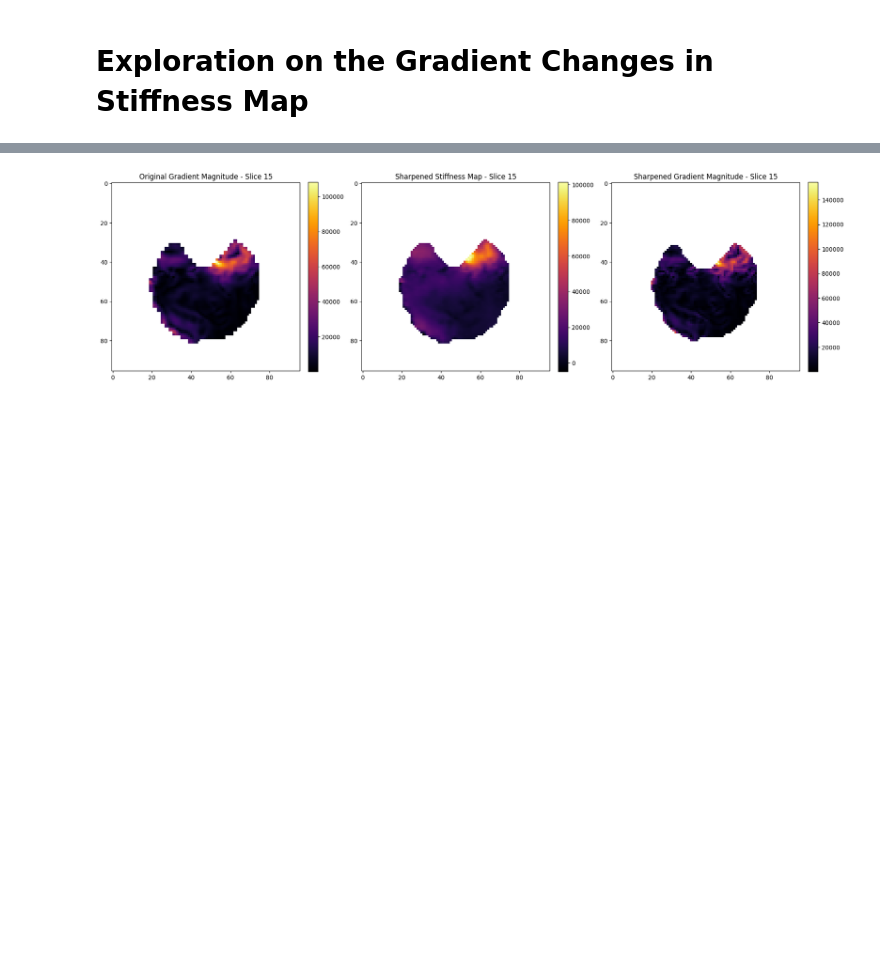
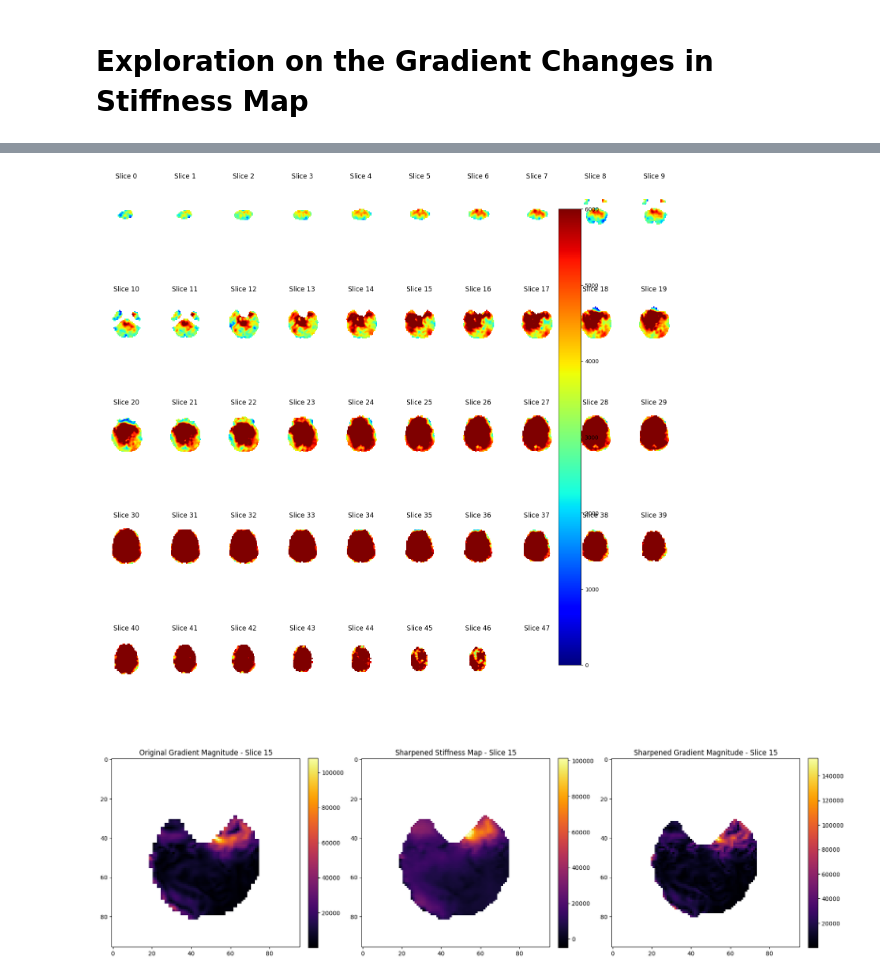
Before and after one commit to crazyMMG47/toast, a Jupyter notebook: gradient/gradient.ipynb, the cells around one changed output, grey strips where cells are left out. Drawn from its saved outputs; the diff is of its cells as text; code cells hidden in the pictures; blank space fills up the shorter version.

```diff
--- a/gradient/gradient.ipynb
+++ b/gradient/gradient.ipynb
@@ -10,17 +10,15 @@ import os
 import scipy.ndimage
 # %%
 # load the stiffness map from the correct path
-mat_path = "/home/smooi/Desktop/toast/data/Mu_Exp"
+full_path = "/home/smooi/Desktop/toast/data/toast_pipe_data/Cc_100FU/Mu.mat"
 
-def list_files_in_dir(mat_path):
-    # mat_file_names = []
-    try:
-        items = os.listdir(mat_path)
-        return items
-    except FileNotFoundError:
-        return f"Error. The file is not found!"
-
-stiffness_file = list_files_in_dir(mat_path)
+# def list_files_in_dir(mat_path):
+#     # mat_file_names = []
+#     try:
+#         items = os.listdir(mat_path)
+#         return items
+#     except FileNotFoundError:
+#         return f"Error. The file is not found!"
 # %%
 # load the EA1026_Mu.mat to visualize the data
 # dict keys: dict_keys(['__header__', '__version__', '__globals__', 'Mu'])
@@ -52,3 +36,43 @@ for value in slice_idx:
+# %%
+import matplotlib.pyplot as plt
+
+# Number of slices in the 3rd dimension
+num_slices = mu.shape[2]
+
+# Set up a grid for subplots (e.g., 5 rows and 5 columns for a 25-slice example)
+# You can adjust the number of rows and columns based on the total number of slices
+rows = 5  # Adjust this based on the total number of slices
+cols = (num_slices // rows) + (num_slices % rows != 0)  # Determine the number of columns
+
+# Create subplots
+fig, axes = plt.subplots(rows, cols, figsize=(15, 15))
+
+# Flatten the axes array for easy iteration
+axes = axes.flatten()
+
+# Loop through all slices and plot each one
+for i in range(num_slices):
+    axes[i].imshow(mu[:, :, i], cmap='jet', vmin=0, vmax=6000)
+    axes[i].set_title(f"Slice {i}")
+    axes[i].axis('off')  # Hide axis for better visual clarity
+
+# Hide any unused axes if the number of slices is less than the total subplot grid
+for j in range(num_slices, len(axes)):
+    axes[j].axis('off')
+
+# Add a colorbar for the entire grid
+fig.colorbar(axes[0].imshow(mu[:, :, 0], cmap='jet', vmin=0, vmax=6000), ax=axes.ravel().tolist(), orientation='vertical')
+# Adjust the layout to prevent overlap and give space for the colorbar
+plt.subplots_adjust(right=0.85)  # Make space on the right side for the colorbar
+
+plt.tight_layout()  # Adjust spacing between subplots
+plt.show()
+
+# download the plot
+# Save the plot to a file (e.g., PNG format)
+fig.savefig('/home/smooi/Desktop/toast/Cc100-FU_stiffness_plot.png', bbox_inches='tight')  # Use an appropriate path
+# %% [output]
+[figure, added]
 # %%
 sharpening_kernel = np.array([[0, -1, 0],
                               [-1, 5, -1],
```
Also changed, not shown: parts of 2 cells of this notebook, 17 other files.
